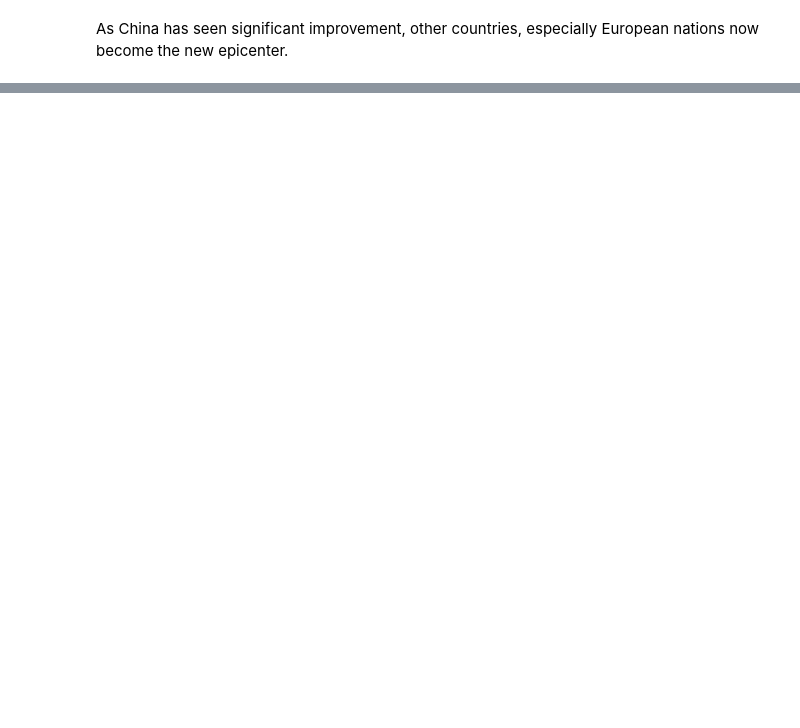
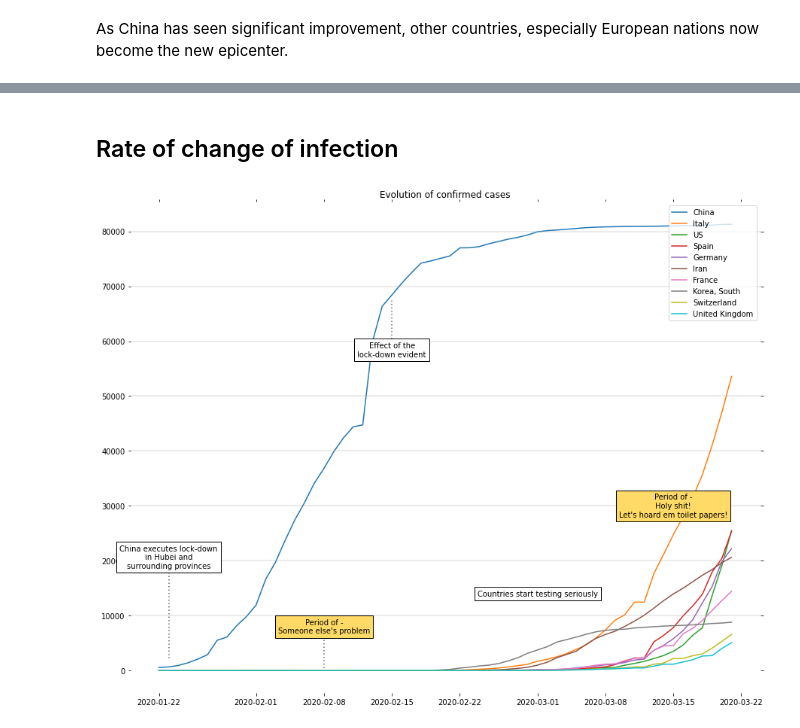
Before and after one commit to prabhudc/colab-dump, a Jupyter notebook: covid_19_stream_graph.ipynb, the cells around one changed output, grey strips where cells are left out. Drawn from its saved outputs; the diff is of its cells as text; code cells hidden in the pictures; blank space fills up the shorter version.

```diff
--- a/covid_19_stream_graph.ipynb
+++ b/covid_19_stream_graph.ipynb
@@ -201,0 +221,39 @@ plt.show()
+# %% [markdown]
+## Rate of change of infection
+# %%
+# Get the current top 10 countries
+df_confirmed_pivoted =  df_cov19_jhu_grouped_confirmed.pivot(index="country",columns="date",values="count")
+df_cov19_jhu_pivot_confirmed = df_cov19_jhu_pivot_confirmed.sort_values(by=df_cov19_jhu_pivot_confirmed.columns[-1],ascending=False)
+top_10_countries = df_cov19_jhu_pivot_confirmed.iloc[:10,0]
+
+#Plotting
+fig, ax = plt.subplots(figsize=(15,12))
+for country in list(top_10_countries):
+  ax.plot(df_confirmed_pivoted.loc[country,:], label=country)
+china_lockdown_dt = '2020-01-23'
+china_lockdown_effect_dt = '2020-02-15'
+
+ax.axvline(x=china_lockdown_dt,ymin=0.07,ymax=0.3,c=(40/255, 40/255, 40/255), alpha=0.7,dashes=[1.0,2.0])
+ax.text(x=china_lockdown_dt,y=df_confirmed_pivoted.loc["China",china_lockdown_dt]+20000,s="China executes lock-down\nin Hubei and\nsurrounding provinces",bbox=dict(facecolor='white'),horizontalalignment='center',verticalalignment='center')
+
+ax.axvline(x=china_lockdown_effect_dt,ymin=0.7,ymax=.8,c=(40/255, 40/255, 40/255), alpha=0.7,animated=True,dashes=[1.0,2.0])
+ax.text(x=china_lockdown_effect_dt,y=df_confirmed_pivoted.loc["China",china_lockdown_effect_dt]-10000,s="Effect of the\nlock-down evident",bbox=dict(facecolor='white'),horizontalalignment='center',verticalalignment='center')
+
+ax.axvline(x='2020-02-08',ymin=0.05,ymax=.12,c=(40/255, 40/255, 40/255), alpha=0.7,animated=True,dashes=[1.0,2.0])
+ax.text(x='2020-02-08',y=8000,s="Period of -\nSomeone else's problem",bbox=dict(facecolor='#ffda66'),horizontalalignment='center',verticalalignment='center')
+ax.text(x='2020-03-15',y=30000,s="Period of -\nHoly shit!\nLet's hoard em toilet papers!",bbox=dict(facecolor='#ffda66'),horizontalalignment='center',verticalalignment='center')
+
+# Testing seriously
+testing_dt = '2020-03-01'
+ax.text(x=testing_dt,y=14000,s="Countries start testing seriously",bbox=dict(facecolor='white'),horizontalalignment='center',verticalalignment='center')
+
+
+ax.set_title("Evolution of confirmed cases")
+ax.legend(loc='upper right')
+ax.tick_params(bottom="off", top="off", left="off", right="off")
+dummy = [ax.spines[elem].set_visible(False) for elem in ax.spines.keys()]
+for i in range(1,9):
+  ax.axhline(i*10000, c=(171/255, 171/255, 171/255), alpha=0.3)
+plt.show()
+# %% [output]
+[figure, added]
```
Also changed, not shown: parts of 8 cells of this notebook.
